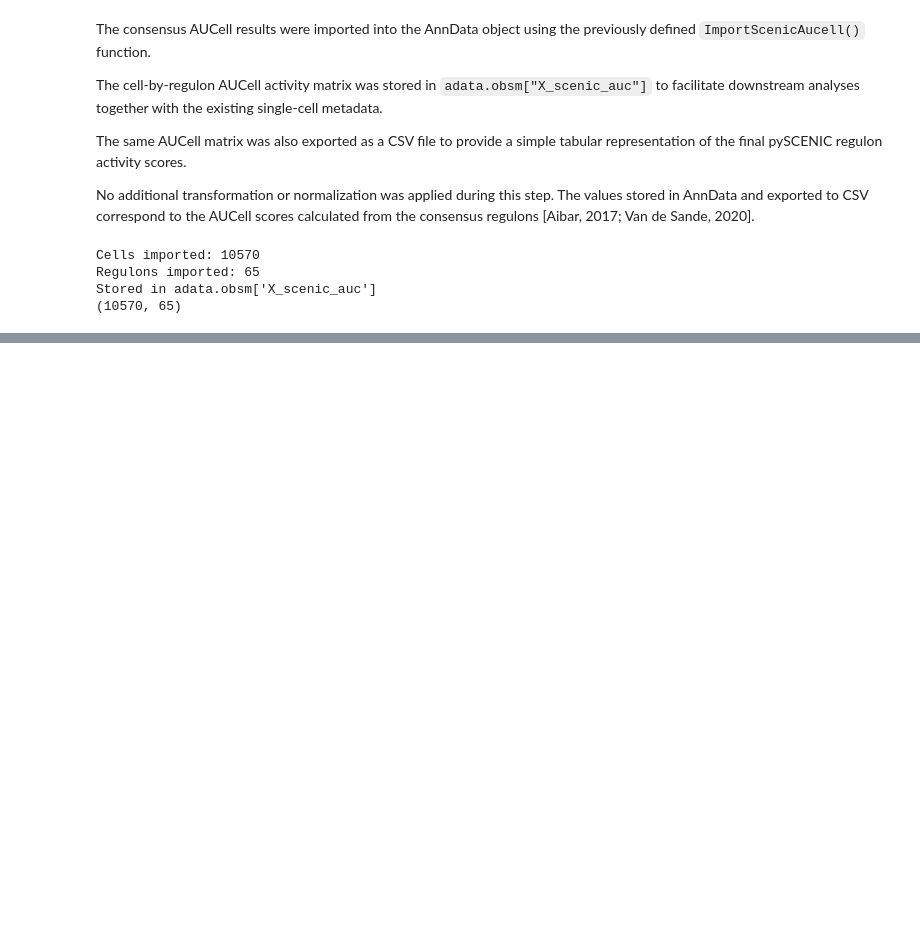
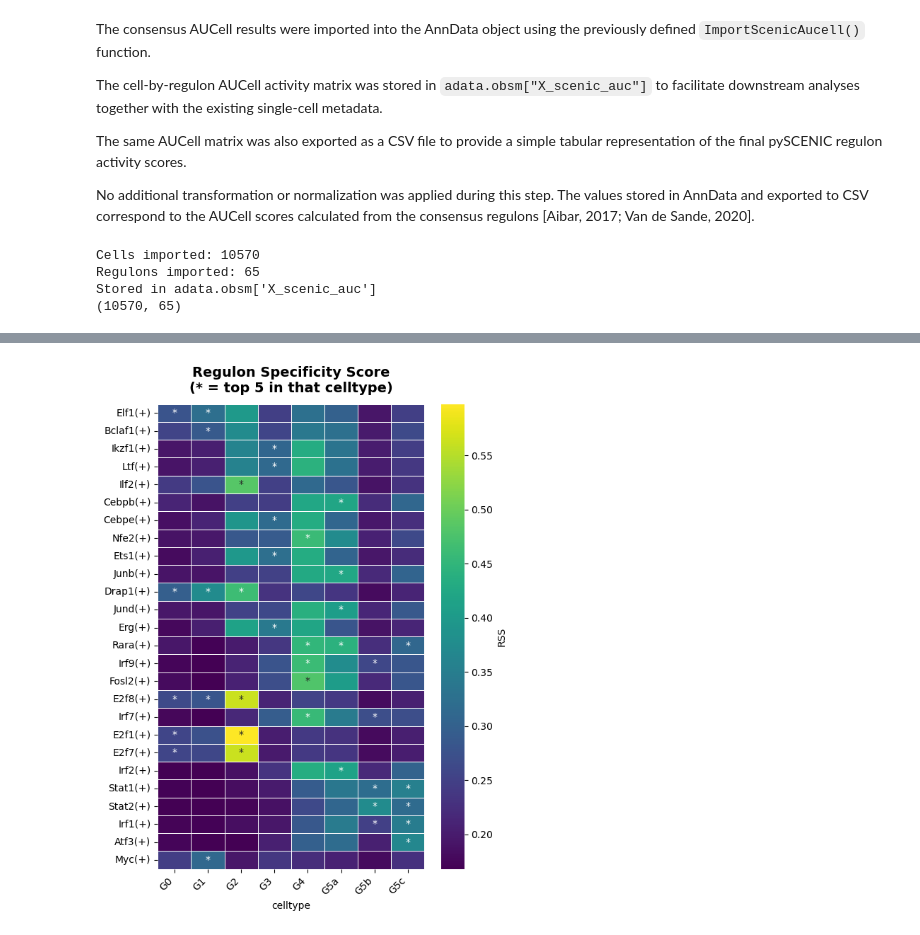
Before and after one commit to TAndrighetti/SingleCell_Analysis_Tools, a Jupyter notebook: tutoriais/SCENIC_application.ipynb, the cells around one changed output, grey strips where cells are left out. Drawn from its saved outputs; the diff is of its cells as text; code cells hidden in the pictures; blank space fills up the shorter version.

Commit message:
inclusão do REACTOR no scenic.py e no tutorial

```diff
--- a/tutoriais/SCENIC_application.ipynb
+++ b/tutoriais/SCENIC_application.ipynb
@@ -3238,0 +3122,16 @@ Depois disso, aí sim podemos passar para a primeira análise downstream dos reg
+# %%
+from pyscenic.rss import regulon_specificity_scores
+
+celltype_key = celltype_col
+
+cell_types = adata_scenic.obs.loc[
+    auc_table.index,
+    celltype_key,
+]
+
+rss = regulon_specificity_scores(
+    auc_table,
+    cell_types,
+)
+
+rss
@@ -3238,0 +3149,42 @@ Depois disso, aí sim podemos passar para a primeira análise downstream dos reg
+# %%
+from sctools.plots import PlotSignificanceHeatmap
+
+top_n = 5
+
+# top N regulons per celltype by RSS
+top_per_celltype = {ct: set(rss.loc[ct].nlargest(top_n).index) for ct in rss.index}
+top_regulons = pd.Index(sorted(set().union(*top_per_celltype.values())))
+
+rss_indexed = rss.copy()
+rss_indexed.index.name = rss_indexed.index.name or celltype_key
+
+rss_long = (
+    rss_indexed[top_regulons]
+    .reset_index()
+    .melt(id_vars=rss_indexed.index.name, var_name="regulon", value_name="RSS")
+)
+
+# Not a p-value: 0 marks a (celltype, regulon) pair where that regulon is
+# actually in THIS celltype's own top N (not just pulled into the shown
+# columns by being top N for a different celltype). padj_threshold=0.5
+# below turns flag==0 into the "*" annotation.
+rss_long["is_top_flag"] = rss_long.apply(
+    lambda row: 0 if row["regulon"] in top_per_celltype[row[rss_indexed.index.name]] else 1,
+    axis=1,
+)
+
+value_table, flag_table, annot_table = PlotSignificanceHeatmap(
+    rss_long,
+    x=rss_indexed.index.name,
+    y="regulon",
+    value_col="RSS",
+    pvalue_col="is_top_flag",
+    padj_threshold=0.5,
+    cmap="viridis",
+    center=None,
+    cbar_label="RSS",
+    title=f"Regulon Specificity Score\n(* = top {top_n} in that celltype)",
+    figsize=(6, 8),
+)
+# %% [output]
+[figure, added]
```
Also changed, not shown: parts of 72 cells of this notebook, 3 other files.
